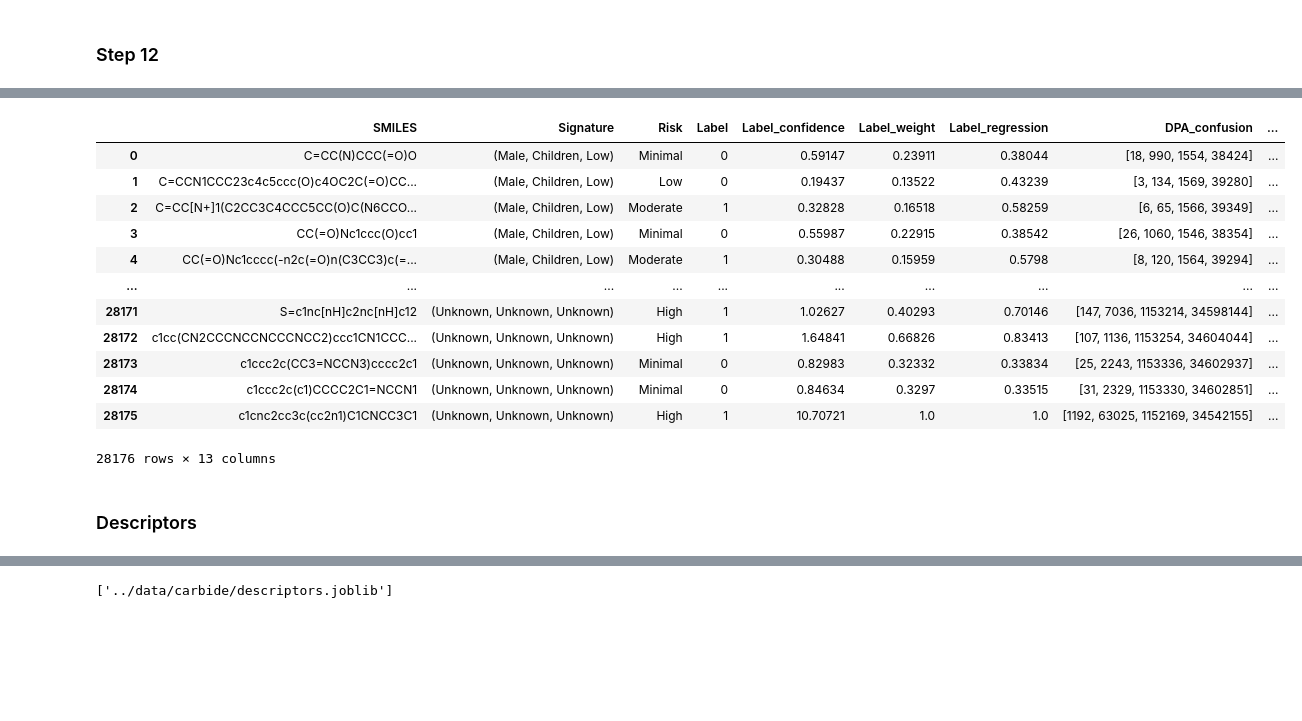
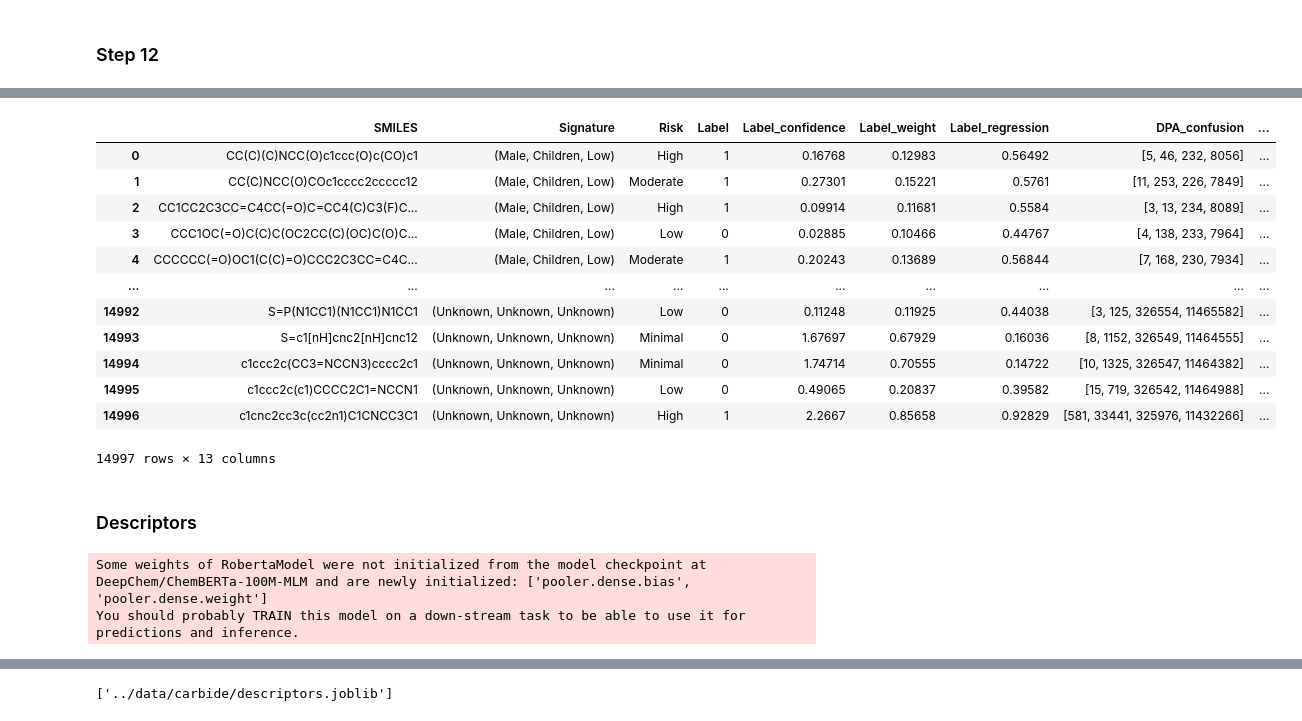
Before and after one commit to M-Iwan/CARBIDE, a Jupyter notebook: notebooks/2_Datasets.ipynb, the cells around one changed output, grey strips where cells are left out. Saved outputs shown, nothing was run; the diff lists cells and outputs as text; code cells hidden in the pictures; blank space fills up the shorter version.

Commit message:
Update 2_Datasets.ipynb
Post-revision clean-up

```diff
--- a/notebooks/2_Datasets.ipynb
+++ b/notebooks/2_Datasets.ipynb
@@ -895,0 +958,2 @@ joblib.load('../data/intermediate/step_11a/Card/carbide_ic.joblib')
+# %%
+joblib.load('../data/intermediate/step_11_mono/Cred/carbide_prr.joblib')
@@ -901,6 +979,7 @@ In step 12, unique SMILES are clustered and assigned to folds.
 Final datasets are prepared.
 """
 # %%
+import polars as pl
 # Prepare the folds mapping
 
 smis = set()
@@ -911,21 +990,6 @@ for file in tqdm(sorted(glob.glob('../data/intermediate/step_11*/*/carbide*.jobl
     smis = smis.union(set(df['SMILES'].tolist()))
 
 smis = sorted(smis)
-df = pd.DataFrame({'SMILES': smis})
+df = pl.DataFrame({'SMILES': smis})
 
-df = dataframe_2_morgan(df, radius=2, nbits=4096)
-df = butina_cluster(df, threshold=0.75)
-
-gkf = GroupKFold(n_splits=5)
-
-x_values = np.vstack(df.Morgan.to_numpy())
-y_values = np.zeros(shape=(len(df),))
-groups = df.Cluster_ID.to_numpy()
-
-df['Fold'] = -1
-for fold, (_, test_idx) in enumerate(gkf.split(x_values, y_values, groups)):
-    df.loc[test_idx, 'Fold'] = fold
-
-df = df.drop(columns='Morgan')
-
-df.to_csv('../data/mappings/data_splits.tsv', sep='\t', header=True, index=False)
+df_ecfp = dataframe_2_ecfp(df, radius=2, nbits=4096, n_jobs=16)
@@ -948,12 +999,29 @@ df
+# %%
+df = butina_cluster(df_ecfp.to_pandas(), threshold=0.75)
+
+gkf = GroupKFold(n_splits=5)
+
+x_values = np.vstack(df['ECFP'].to_numpy())
+y_values = np.zeros(shape=(len(df),))
+groups = df.Cluster_ID.to_numpy()
+
+df['Fold'] = -1
+for fold, (_, test_idx) in enumerate(gkf.split(x_values, y_values, groups)):
+    df.loc[test_idx, 'Fold'] = fold
+
+df = df.drop(columns='ECFP')
+
+df.to_csv('../data/mappings/data_splits.tsv', sep='\t', header=True, index=False)
 # %%
+os.makedirs('../data/carbide/mono', exist_ok=True)
 os.makedirs('../data/carbide/primary', exist_ok=True)
 os.makedirs('../data/carbide/secondary', exist_ok=True)
 fold_df = read_df('../data/mappings/data_splits.tsv')
 
-for file in tqdm(sorted(glob.glob('../data/intermediate/step_11*/*/carbide*.joblib')), total=18):
+for file in tqdm(sorted(glob.glob('../data/intermediate/step_11*/*/carbide*.joblib')), total=27):
     _, _, _, step_type, pt_type, file_name = file.split('/')
     dpa_type = file.rstrip('.joblib').split('_')[-1]
-    dataset_type = {'step_11a': 'primary', 'step_11b': 'secondary'}.get(step_type)
+    dataset_type = {'step_11_primary': 'primary', 'step_11_secondary': 'secondary', 'step_11_mono': 'mono'}.get(step_type)
 
     df = joblib.load(file)
 
@@ -969,21 +1037,21 @@ for file in tqdm(sorted(glob.glob('../data/intermediate/step_11*/*/carbide*.jobl
     out_path = f'../data/carbide/{dataset_type}/{pt_type}/carbide_{dpa_type}.joblib'
     joblib.dump(df, out_path)
 # %%
-joblib.load('../data/carbide/primary/Card/carbide_ic.joblib')
+joblib.load('../data/carbide/mono/Cred/carbide_prr.joblib')
 # %% [output]
 |  | SMILES | Signature | Risk | Label | Label_confidence | Label_weight | Label_regression | DPA_confusion | ... |
-| 0 | C=CC(N)CCC(=O)O | (Male, Children, Low) | Minimal | 0 | 0.59147 | 0.23911 | 0.38044 | [18, 990, 1554, 38424] | ... |
-| 1 | C=CCN1CCC23c4c5ccc(O)c4OC2C(=O)CC... | (Male, Children, Low) | Low | 0 | 0.19437 | 0.13522 | 0.43239 | [3, 134, 1569, 39280] | ... |
-| 2 | C=CC[N+]1(C2CC3C4CCC5CC(O)C(N6CCO... | (Male, Children, Low) | Moderate | 1 | 0.32828 | 0.16518 | 0.58259 | [6, 65, 1566, 39349] | ... |
-| 3 | CC(=O)Nc1ccc(O)cc1 | (Male, Children, Low) | Minimal | 0 | 0.55987 | 0.22915 | 0.38542 | [26, 1060, 1546, 38354] | ... |
-| 4 | CC(=O)Nc1cccc(-n2c(=O)n(C3CC3)c(=... | (Male, Children, Low) | Moderate | 1 | 0.30488 | 0.15959 | 0.5798 | [8, 120, 1564, 39294] | ... |
+| 0 | CC(C)(C)NCC(O)c1ccc(O)c(CO)c1 | (Male, Children, Low) | High | 1 | 0.16768 | 0.12983 | 0.56492 | [5, 46, 232, 8056] | ... |
+| 1 | CC(C)NCC(O)COc1cccc2ccccc12 | (Male, Children, Low) | Moderate | 1 | 0.27301 | 0.15221 | 0.5761 | [11, 253, 226, 7849] | ... |
+| 2 | CC1CC2C3CC=C4CC(=O)C=CC4(C)C3(F)C... | (Male, Children, Low) | High | 1 | 0.09914 | 0.11681 | 0.5584 | [3, 13, 234, 8089] | ... |
+| 3 | CCC1OC(=O)C(C)C(OC2CC(C)(OC)C(O)C... | (Male, Children, Low) | Low | 0 | 0.02885 | 0.10466 | 0.44767 | [4, 138, 233, 7964] | ... |
+| 4 | CCCCCC(=O)OC1(C(C)=O)CCC2C3CC=C4C... | (Male, Children, Low) | Moderate | 1 | 0.20243 | 0.13689 | 0.56844 | [7, 168, 230, 7934] | ... |
 | ... | ... | ... | ... | ... | ... | ... | ... | ... | ... |
-| 28171 | S=c1nc[nH]c2nc[nH]c12 | (Unknown, Unknown, Unknown) | High | 1 | 1.02627 | 0.40293 | 0.70146 | [147, 7036, 1153214, 34598144] | ... |
-| 28172 | c1cc(CN2CCCNCCNCCCNCC2)ccc1CN1CCC... | (Unknown, Unknown, Unknown) | High | 1 | 1.64841 | 0.66826 | 0.83413 | [107, 1136, 1153254, 34604044] | ... |
-| 28173 | c1ccc2c(CC3=NCCN3)cccc2c1 | (Unknown, Unknown, Unknown) | Minimal | 0 | 0.82983 | 0.32332 | 0.33834 | [25, 2243, 1153336, 34602937] | ... |
-| 28174 | c1ccc2c(c1)CCCC2C1=NCCN1 | (Unknown, Unknown, Unknown) | Minimal | 0 | 0.84634 | 0.3297 | 0.33515 | [31, 2329, 1153330, 34602851] | ... |
-| 28175 | c1cnc2cc3c(cc2n1)C1CNCC3C1 | (Unknown, Unknown, Unknown) | High | 1 | 10.70721 | 1.0 | 1.0 | [1192, 63025, 1152169, 34542155] | ... |
+| 14992 | S=P(N1CC1)(N1CC1)N1CC1 | (Unknown, Unknown, Unknown) | Low | 0 | 0.11248 | 0.11925 | 0.44038 | [3, 125, 326554, 11465582] | ... |
+| 14993 | S=c1[nH]cnc2[nH]cnc12 | (Unknown, Unknown, Unknown) | Minimal | 0 | 1.67697 | 0.67929 | 0.16036 | [8, 1152, 326549, 11464555] | ... |
+| 14994 | c1ccc2c(CC3=NCCN3)cccc2c1 | (Unknown, Unknown, Unknown) | Minimal | 0 | 1.74714 | 0.70555 | 0.14722 | [10, 1325, 326547, 11464382] | ... |
+| 14995 | c1ccc2c(c1)CCCC2C1=NCCN1 | (Unknown, Unknown, Unknown) | Low | 0 | 0.49065 | 0.20837 | 0.39582 | [15, 719, 326542, 11464988] | ... |
+| 14996 | c1cnc2cc3c(cc2n1)C1CNCC3C1 | (Unknown, Unknown, Unknown) | High | 1 | 2.2667 | 0.85658 | 0.92829 | [581, 33441, 325976, 11432266] | ... |
-28176 rows × 13 columns
+14997 rows × 13 columns
 # %% [markdown]
 ### Descriptors
 # %%
@@ -1000,3 +1072,8 @@ klek_path = '../src/files/klek_mols.joblib' # List[mol]
+# %%
+get_chemberta()
+# %% [output]
+Some weights of RobertaModel were not initialized from the model checkpoint at DeepChem/ChemBERTa-100M-MLM and are newly initialized: ['pooler.dense.bias', 'pooler.dense.weight']
+You should probably TRAIN this model on a down-stream task to be able to use it for predictions and inference.
 # %%
 smi_df = read_df('../data/mappings/data_splits.tsv')[['SMILES']]
 # %%
```
Also changed, not shown: parts of 51 cells of this notebook.
